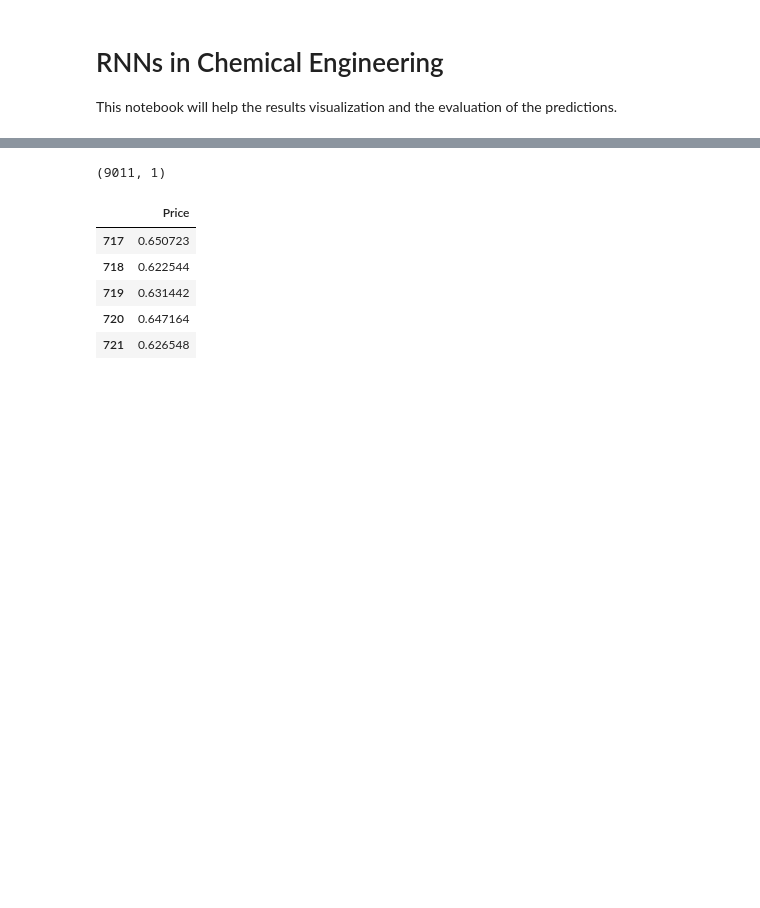
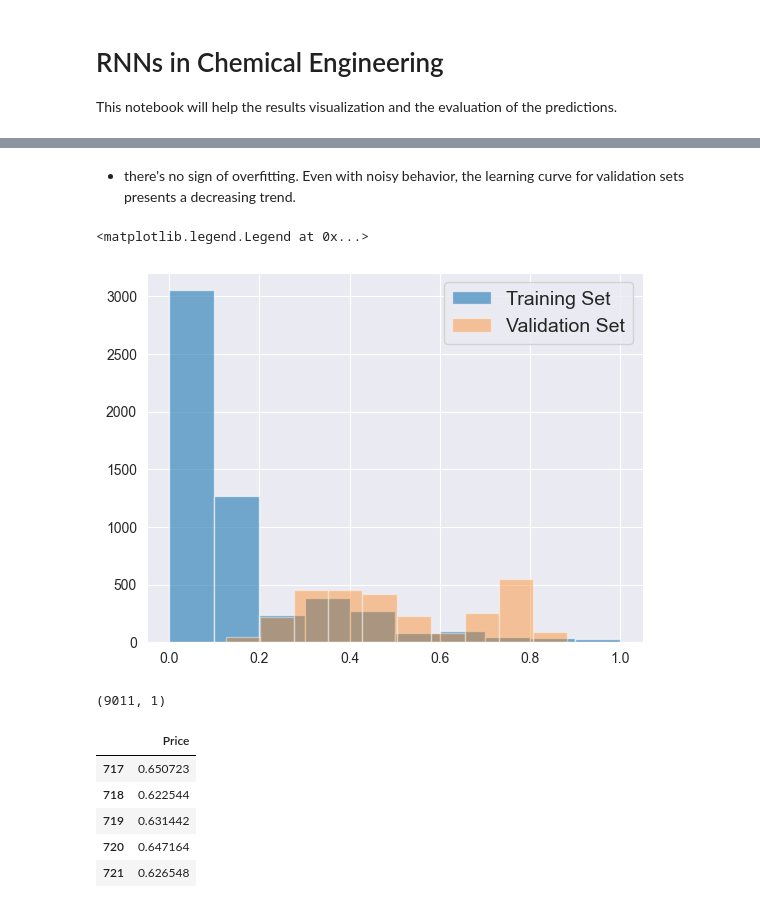
Before and after one commit to IAugustoMZ/deeplearning_chemicalengineering, a Jupyter notebook: 3_recurrentNeuralNetworks/2_visualizing_results.ipynb, the cells around one changed output, grey strips where cells are left out. Cells and saved outputs as stored; diff of their text form; code cells hidden in the pictures; blank space fills up the shorter version.

```diff
--- a/3_recurrentNeuralNetworks/2_visualizing_results.ipynb
+++ b/3_recurrentNeuralNetworks/2_visualizing_results.ipynb
@@ -55,3 +76,13 @@ plt.savefig('../4_imgs/rnn_studies/epochs_75.png', dpi=500, bbox_inches='tight')
+# %% [markdown]
+- there's no sign of overfitting. Even with noisy behavior, the learning curve for validation sets presents a decreasing trend.
+# %%
+# check distributions of train and validation sets
+plt.hist(datasets['train']['Price'], alpha=0.6, label='Training Set')
+plt.hist(datasets['validation']['Price'], alpha=0.4, label='Validation Set')
+plt.legend(loc='best', prop={'size': 14})
+# %% [output]
+<matplotlib.legend.Legend at 0x...>
+[figure, added]
 # %%
 # load the existing RNN model and scaler
 model = load_model('../1_models/rnn_studies/modelRNN_75.h5')
```
Also changed, not shown: parts of 9 cells of this notebook, 13 other files.
